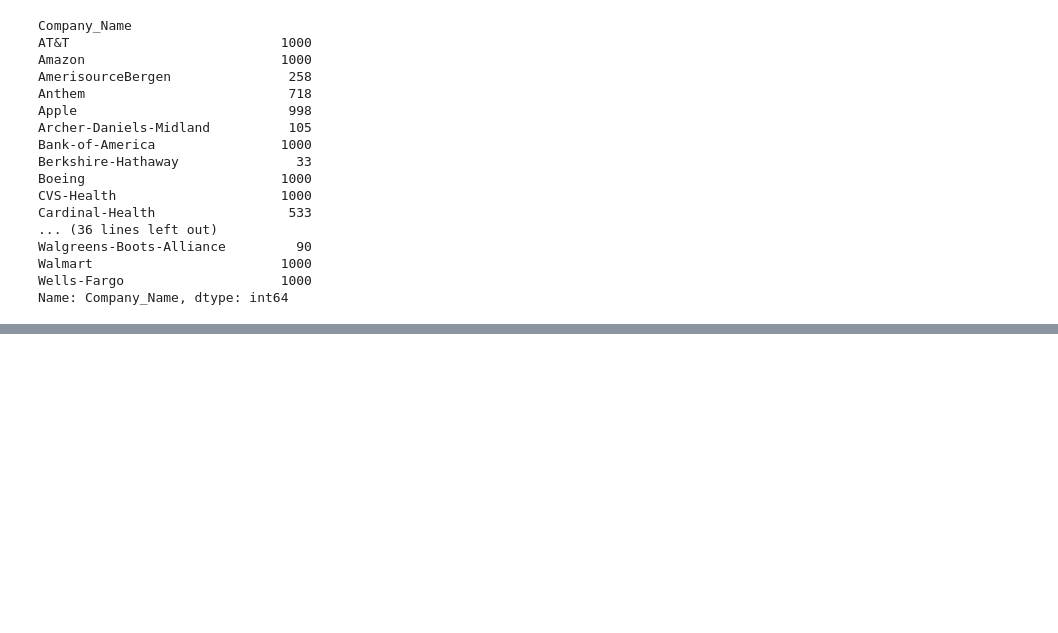
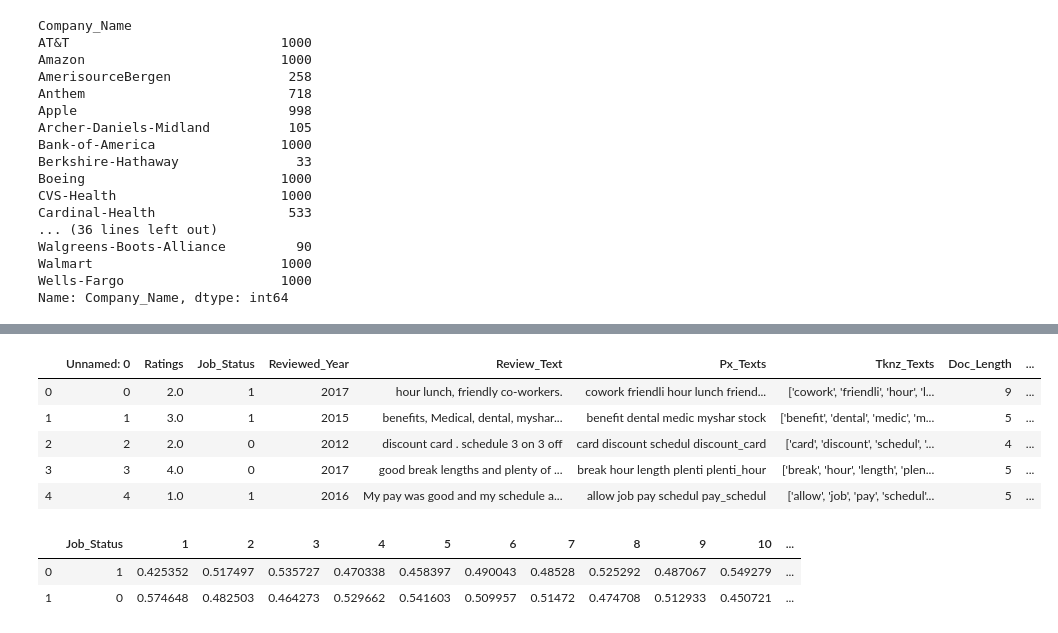
Before and after one commit to bishalsainju/Job-Satisfaction, a Jupyter notebook: analysis4/companywise-topics.ipynb, the cells around one changed output, grey strips where cells are left out. Cells and saved outputs as stored; diff of their text form; code cells hidden in the pictures; blank space fills up the shorter version.

```diff
--- a/analysis4/companywise-topics.ipynb
+++ b/analysis4/companywise-topics.ipynb
@@ -216,3 +228,35 @@ Loading BokehJS ...
 [interactive output not drawn]
 [interactive output not drawn]
 [interactive output not drawn]
+# %%
+df.head()
+# %% [output]
+|  | Unnamed: 0 | Ratings | Job_Status | Reviewed_Year | Review_Text | Px_Texts | Tknz_Texts | Doc_Length | ... |
+| 0 | 0 | 2.0 | 1 | 2017 | hour lunch, friendly co-workers. | cowork friendli hour lunch friend... | ['cowork', 'friendli', 'hour', 'l... | 9 | ... |
+| 1 | 1 | 3.0 | 1 | 2015 | benefits, Medical, dental, myshar... | benefit dental medic myshar stock | ['benefit', 'dental', 'medic', 'm... | 5 | ... |
+| 2 | 2 | 2.0 | 0 | 2012 | discount card . schedule 3 on 3 off | card discount schedul discount_card | ['card', 'discount', 'schedul', '... | 4 | ... |
+| 3 | 3 | 4.0 | 0 | 2017 | good break lengths and plenty of ... | break hour length plenti plenti_hour | ['break', 'hour', 'length', 'plen... | 5 | ... |
+| 4 | 4 | 1.0 | 1 | 2016 | My pay was good and my schedule a... | allow job pay schedul pay_schedul | ['allow', 'job', 'pay', 'schedul'... | 5 | ... |
+# %%
+df_prop = pd.DataFrame()
+df_prop['Job_Status'] = df.Job_Status.unique()
+# display(df_prop.head())
+
+for topic in range(1, num_topics+1):
+#     tot = df[str(topic)].sum() * df[str(topic)].count()
+    props = []
+    sum = 0
+    for stat in df.Job_Status.unique():
+        company_sum = df[df.Job_Status == stat][str(topic)].sum()
+        company_count = df[df.Job_Status == stat][str(topic)].count()
+        company_prop = company_sum / company_count
+        sum += company_prop
+        props.append(company_prop)
+    props = [x/sum for x in props]
+    df_prop[str(topic)] = props
+
+display(df_prop.head())
+# %% [output]
+|  | Job_Status | 1 | 2 | 3 | 4 | 5 | 6 | 7 | 8 | 9 | 10 | ... |
+| 0 | 1 | 0.425352 | 0.517497 | 0.535727 | 0.470338 | 0.458397 | 0.490043 | 0.48528 | 0.525292 | 0.487067 | 0.549279 | ... |
+| 1 | 0 | 0.574648 | 0.482503 | 0.464273 | 0.529662 | 0.541603 | 0.509957 | 0.51472 | 0.474708 | 0.512933 | 0.450721 | ... |
```
Also changed, not shown: parts of 6 cells of this notebook, 12 other files.
